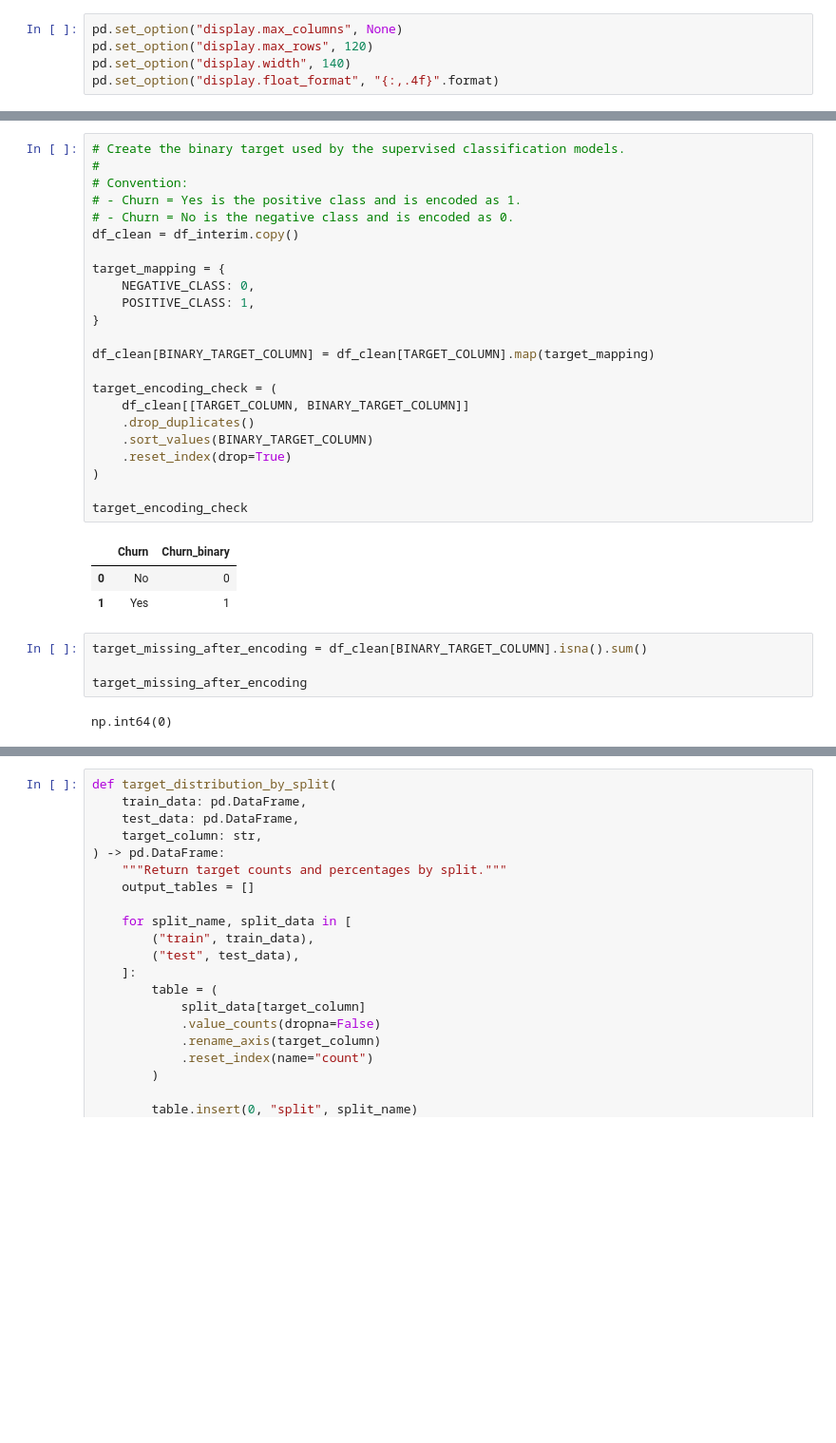
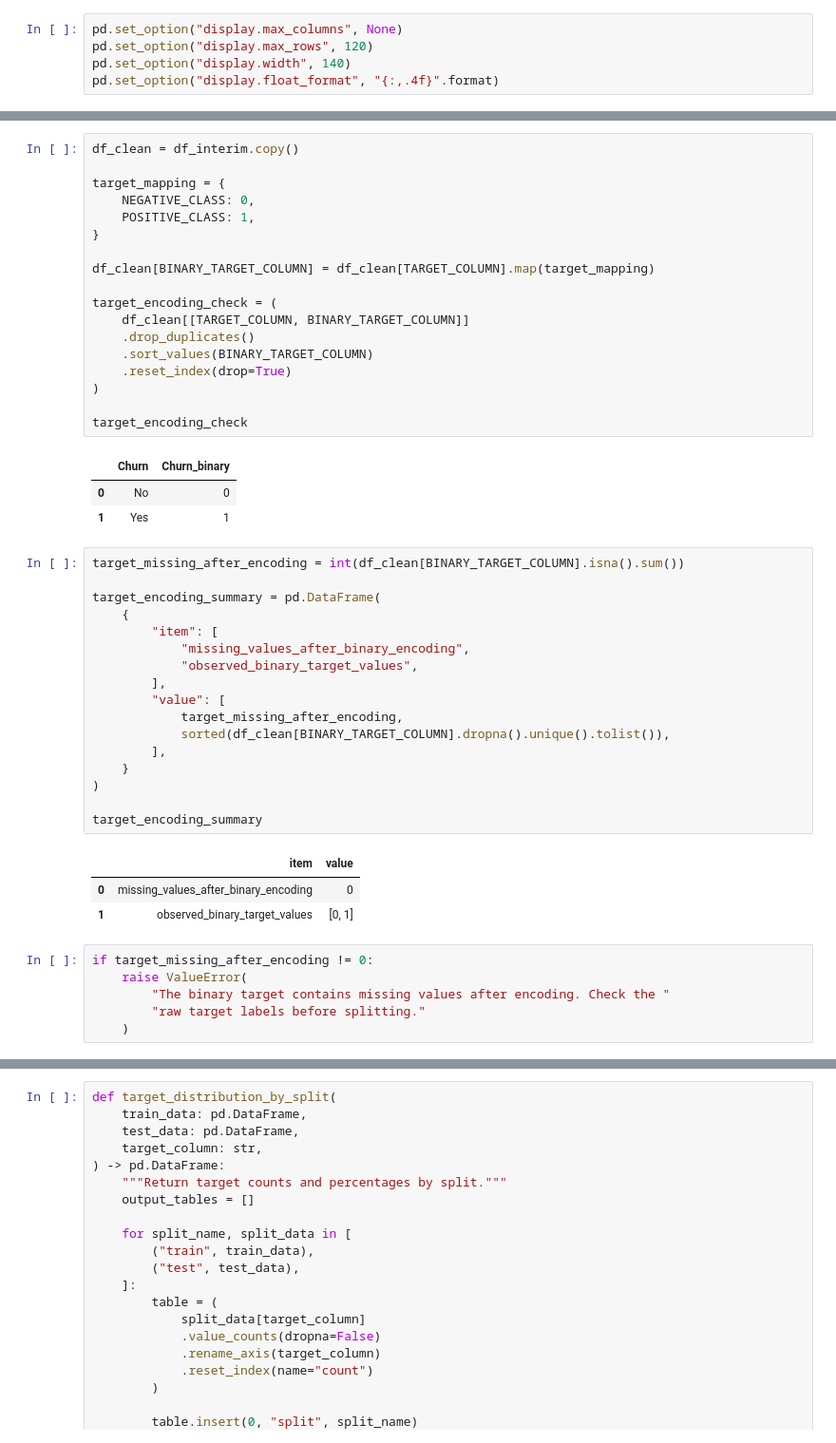
Before and after one commit to shakaarlatief/telco-customer-churn-classification, a Jupyter notebook: notebooks/02_cleaning_and_splitting.ipynb, the cells around one changed output, grey strips where cells are left out. Shown at 95% size. Cells and saved outputs as stored; diff of their text form; blank space fills up the shorter version.

```diff
--- a/notebooks/02_cleaning_and_splitting.ipynb
+++ b/notebooks/02_cleaning_and_splitting.ipynb
@@ -145,9 +244,4 @@ interim_schema
 # %%
-# Create the binary target used by the supervised classification models.
-#
-# Convention:
-# - Churn = Yes is the positive class and is encoded as 1.
-# - Churn = No is the negative class and is encoded as 0.
 df_clean = df_interim.copy()
 
 target_mapping = {
@@ -169,9 +263,30 @@ target_encoding_check
 |  | Churn | Churn_binary |
 | 0 | No | 0 |
 | 1 | Yes | 1 |
-# %%
-target_missing_after_encoding = df_clean[BINARY_TARGET_COLUMN].isna().sum()
-
-target_missing_after_encoding
-# %% [output]
-np.int64(0)
+# %%
+target_missing_after_encoding = int(df_clean[BINARY_TARGET_COLUMN].isna().sum())
+
+target_encoding_summary = pd.DataFrame(
+    {
+        "item": [
+            "missing_values_after_binary_encoding",
+            "observed_binary_target_values",
+        ],
+        "value": [
+            target_missing_after_encoding,
+            sorted(df_clean[BINARY_TARGET_COLUMN].dropna().unique().tolist()),
+        ],
+    }
+)
+
+target_encoding_summary
+# %% [output]
+|  | item | value |
+| 0 | missing_values_after_binary_encoding | 0 |
+| 1 | observed_binary_target_values | [0, 1] |
+# %%
+if target_missing_after_encoding != 0:
+    raise ValueError(
+        "The binary target contains missing values after encoding. Check the "
+        "raw target labels before splitting."
+    )
```
Also changed, not shown: parts of 34 cells of this notebook, 40 other files.
